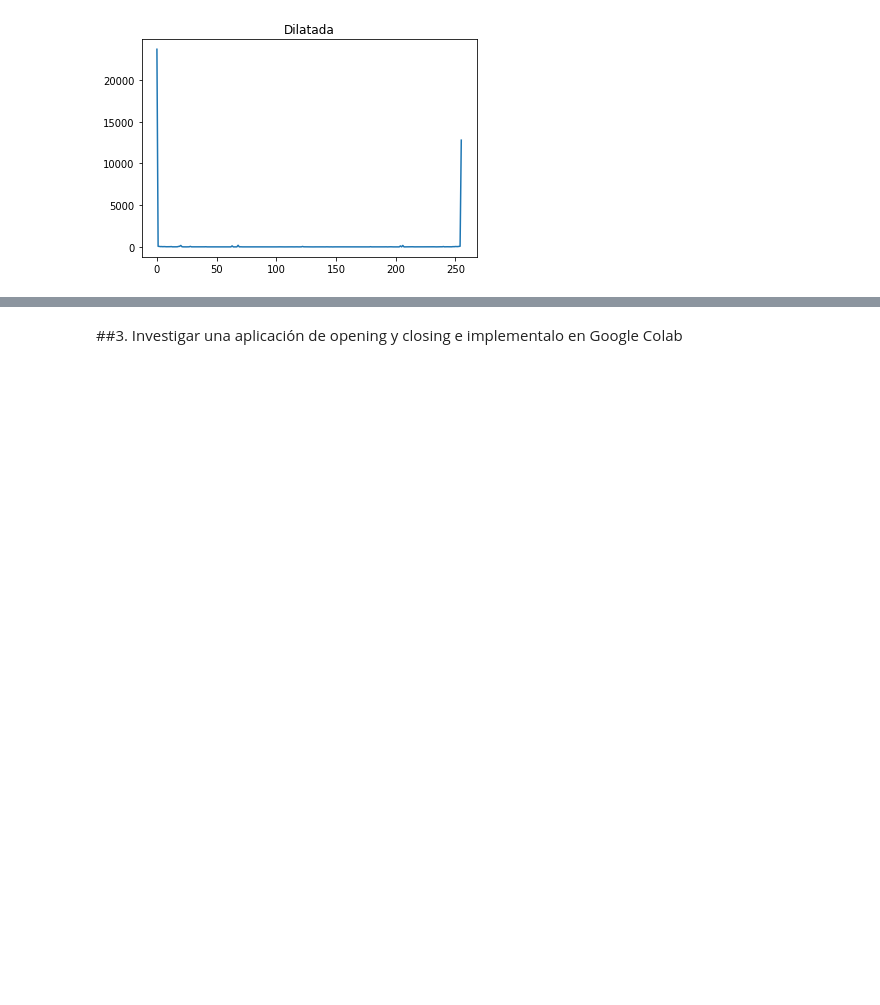
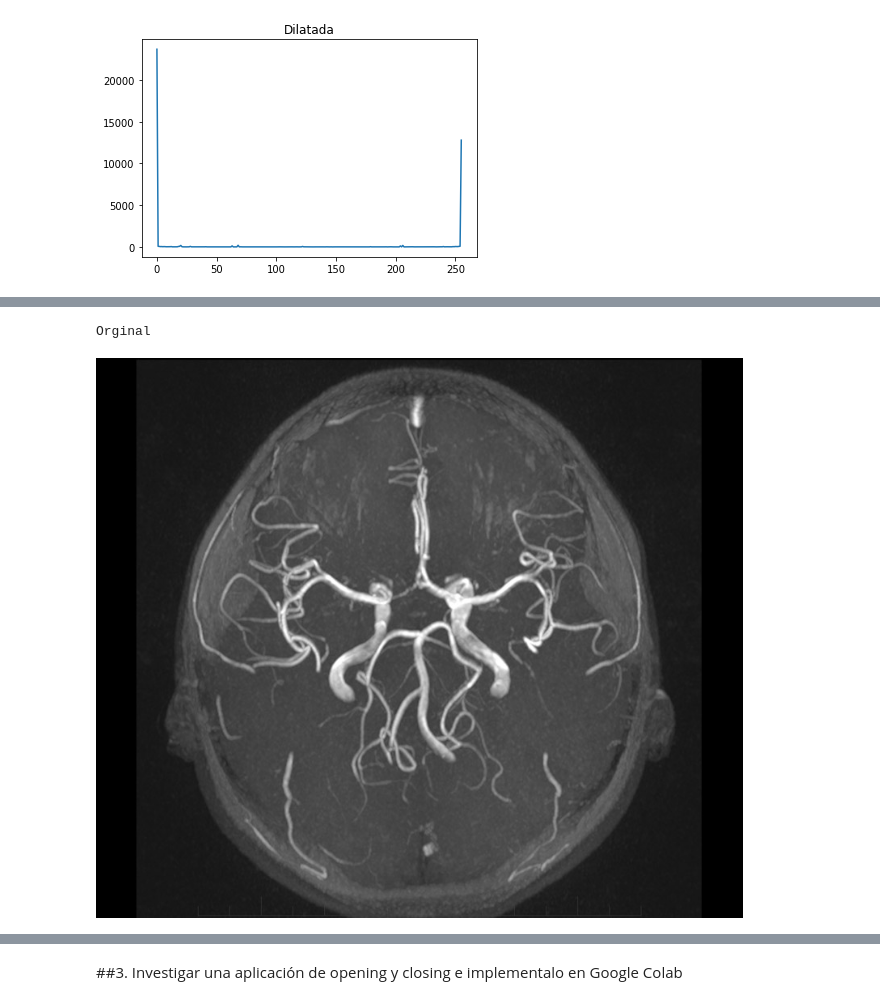
Before and after one commit to AlfonsoVasquezC/ComputervisionMNA, a Jupyter notebook: 4_2_Equipo_1_Google_Colab_Algoritmos_de_mejoramiento_de_imágenes_usando_operaciones_morfológicas.ipynb, the cells around one changed output, grey strips where cells are left out. Cells and saved outputs as stored; diff of their text form; code cells hidden in the pictures; blank space fills up the shorter version.

```diff
--- a/4_2_Equipo_1_Google_Colab_Algoritmos_de_mejoramiento_de_imágenes_usando_operaciones_morfológicas.ipynb
+++ b/4_2_Equipo_1_Google_Colab_Algoritmos_de_mejoramiento_de_imágenes_usando_operaciones_morfológicas.ipynb
@@ -143,0 +235,9 @@ Dilatada
+# %%
+urlDilatacion = "/content/drive/MyDrive/Colab Notebooks/Computo imagen y video/4.2 Images/MRI.png"
+img_Dilatacion = cv.imread(urlDilatacion,cv.IMREAD_GRAYSCALE)
+
+print("Orginal \n")
+cv2_imshow(img_Dilatacion)
+# %% [output]
+Orginal
+[figure, added]
```
Also changed, not shown: parts of 20 cells of this notebook.
